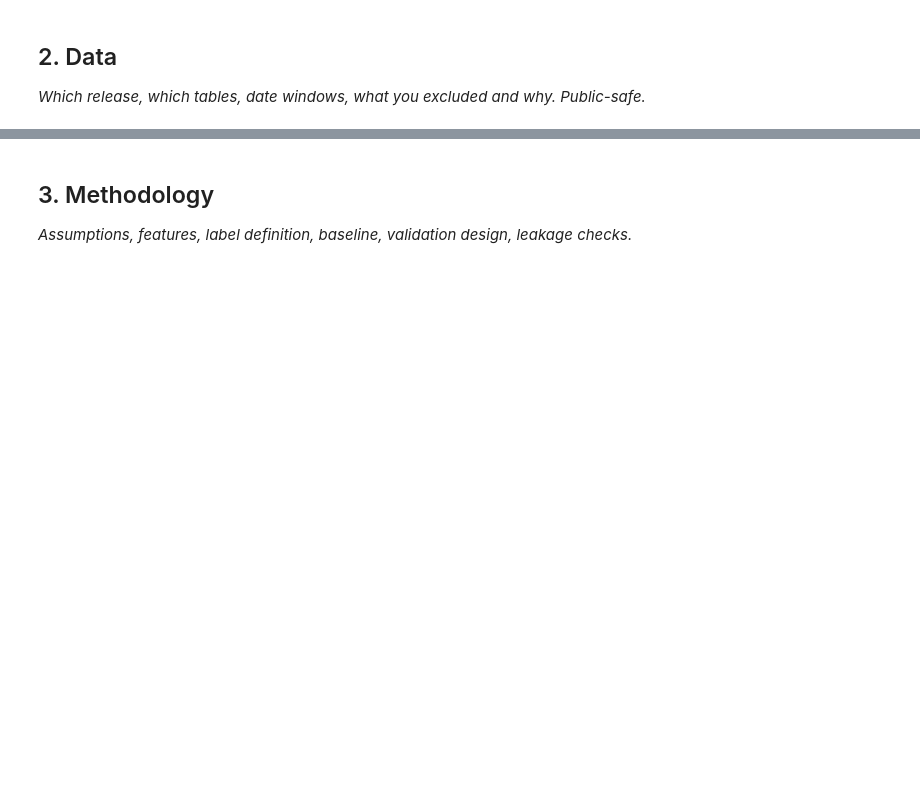
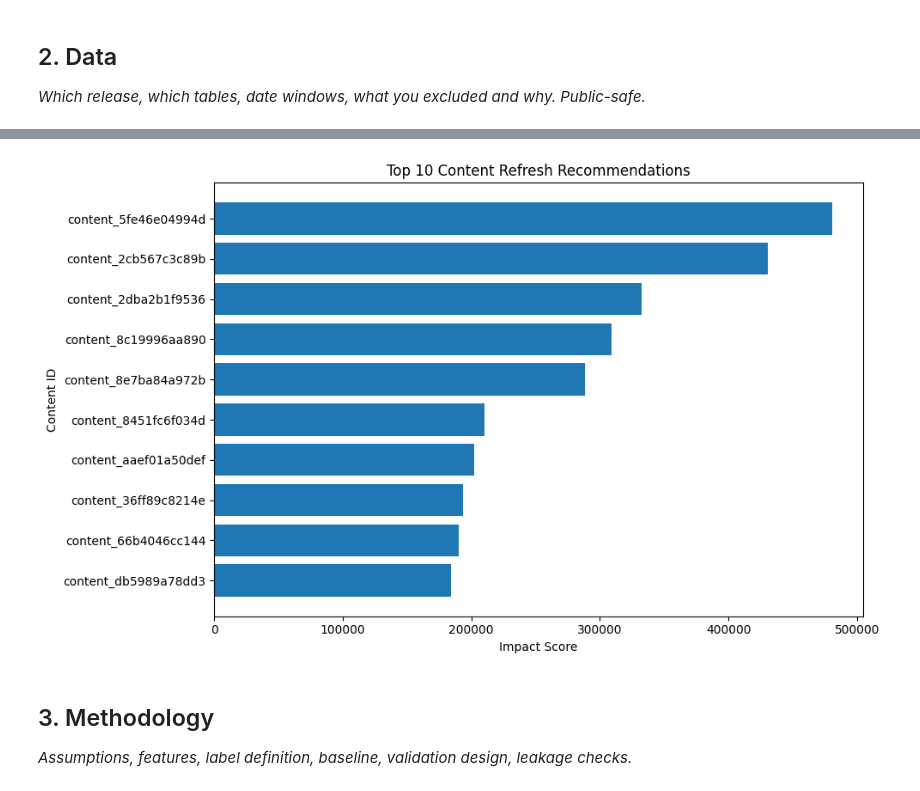
Before and after one commit to shravyanjalikadunoori-hub/flyrankML, a Jupyter notebook: work/notebooks/capstone.ipynb, the cells around one changed output, grey strips where cells are left out. Drawn from its saved outputs; the diff is of its cells as text; code cells hidden in the pictures; blank space fills up the shorter version.

```diff
--- a/work/notebooks/capstone.ipynb
+++ b/work/notebooks/capstone.ipynb
@@ -17,3 +467,25 @@ This skeleton is yours to fill. Work the sections **in order** — each one has
+# %%
+# STEP 8: Visualize top refresh recommendations
+
+top10 = recommendations.head(10).copy()
+
+plt.figure(figsize=(10, 6))
+
+plt.barh(
+    top10["content_id"].astype(str),
+    top10["impact_score"]
+)
+
+plt.xlabel("Impact Score")
+plt.ylabel("Content ID")
+plt.title("Top 10 Content Refresh Recommendations")
+
+plt.gca().invert_yaxis()
+
+plt.tight_layout()
+plt.show()
+# %% [output]
+[figure, added]
 # %% [markdown]
 ## 3. Methodology
 
```
Also changed, not shown: parts of 12 cells of this notebook.
